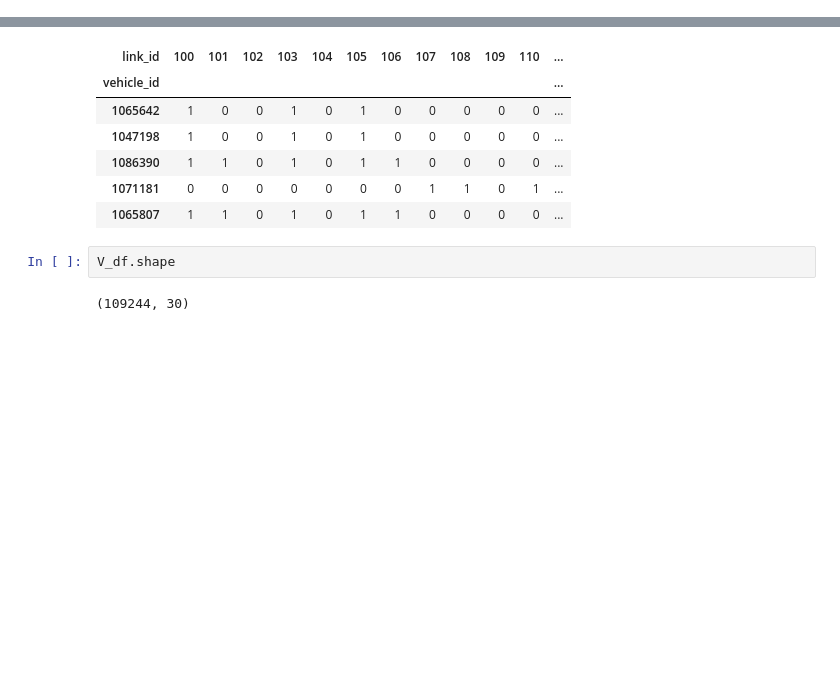
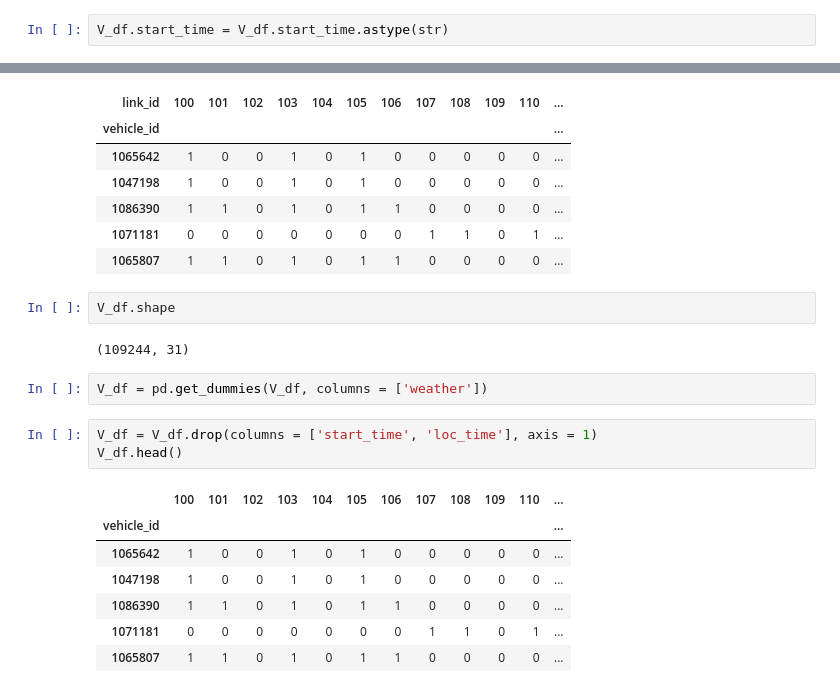
Before and after one commit to muciyuallen/TrafficFlowOptimization, a Jupyter notebook: Exploratory_Data_Analysis.ipynb, the cells around one changed output, grey strips where cells are left out. Saved outputs shown, nothing was run; the diff lists cells and outputs as text; blank space fills up the shorter version.

```diff
--- a/Exploratory_Data_Analysis.ipynb
+++ b/Exploratory_Data_Analysis.ipynb
@@ -620,6 +526,8 @@ def applyWeatherDict(timestamp_serie, weather_dict):
             cluster = cluster_list[-1]
         cluster_list.append(cluster)
     return cluster_list
+# %%
+V_df.start_time = V_df.start_time.astype(str)
 # %%
 cluster_list = np.array(applyWeatherDict(V_df.start_time, weather_dict))
 cluster_list
@@ -639,4 +547,17 @@ V_df.head()
 # %%
 V_df.shape
 # %% [output]
-(109244, 30)
+(109244, 31)
+# %%
+V_df = pd.get_dummies(V_df, columns = ['weather'])
+# %%
+V_df = V_df.drop(columns = ['start_time', 'loc_time'], axis = 1)
+V_df.head()
+# %% [output]
+|  | 100 | 101 | 102 | 103 | 104 | 105 | 106 | 107 | 108 | 109 | 110 | ... |
+| vehicle_id |  |  |  |  |  |  |  |  |  |  |  | ... |
+| 1065642 | 1 | 0 | 0 | 1 | 0 | 1 | 0 | 0 | 0 | 0 | 0 | ... |
+| 1047198 | 1 | 0 | 0 | 1 | 0 | 1 | 0 | 0 | 0 | 0 | 0 | ... |
+| 1086390 | 1 | 1 | 0 | 1 | 0 | 1 | 1 | 0 | 0 | 0 | 0 | ... |
+| 1071181 | 0 | 0 | 0 | 0 | 0 | 0 | 0 | 1 | 1 | 0 | 1 | ... |
+| 1065807 | 1 | 1 | 0 | 1 | 0 | 1 | 1 | 0 | 0 | 0 | 0 | ... |
```
Also changed, not shown: parts of 13 cells of this notebook.
